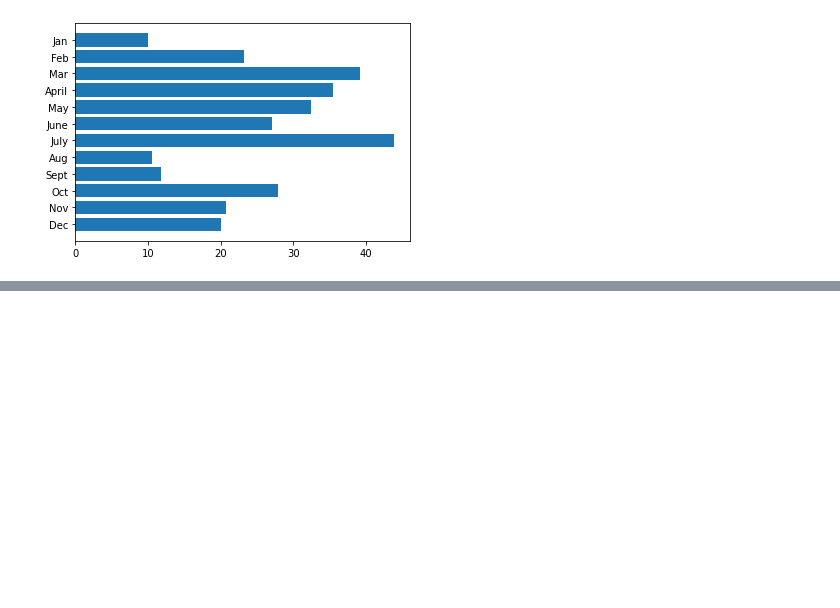
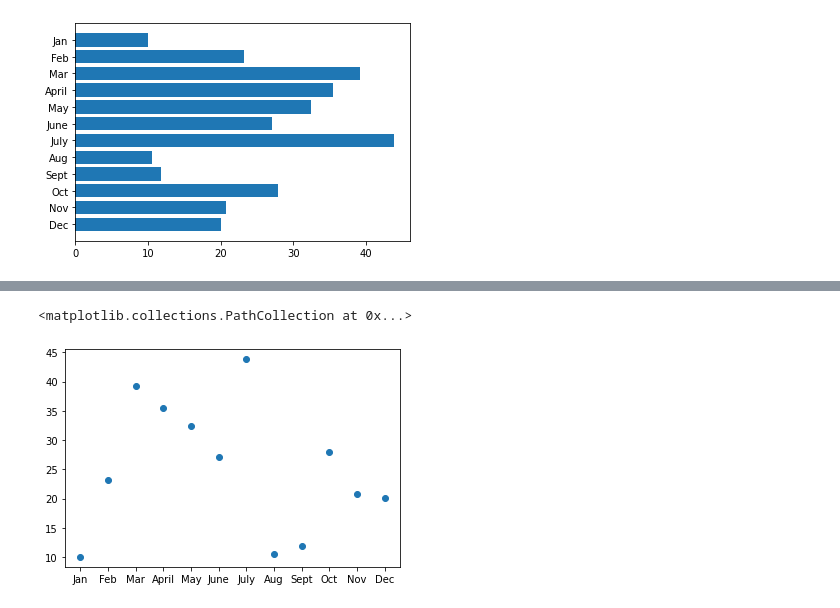
Before and after one commit to ewyluda/PyBer_Analysis, a Jupyter notebook: matplotlib_practice.ipynb, the cells around one changed output, grey strips where cells are left out. Cells and saved outputs as stored; diff of their text form; code cells hidden in the pictures; blank space fills up the shorter version.

```diff
--- a/matplotlib_practice.ipynb
+++ b/matplotlib_practice.ipynb
@@ -132,0 +176,5 @@ plt.gca().invert_yaxis()
+# %%
+plt.scatter(x_axis, y_axis)
+# %% [output]
+<matplotlib.collections.PathCollection at 0x...>
+[figure, added]
```
Also changed, not shown: parts of 17 cells of this notebook, 6 other files.
